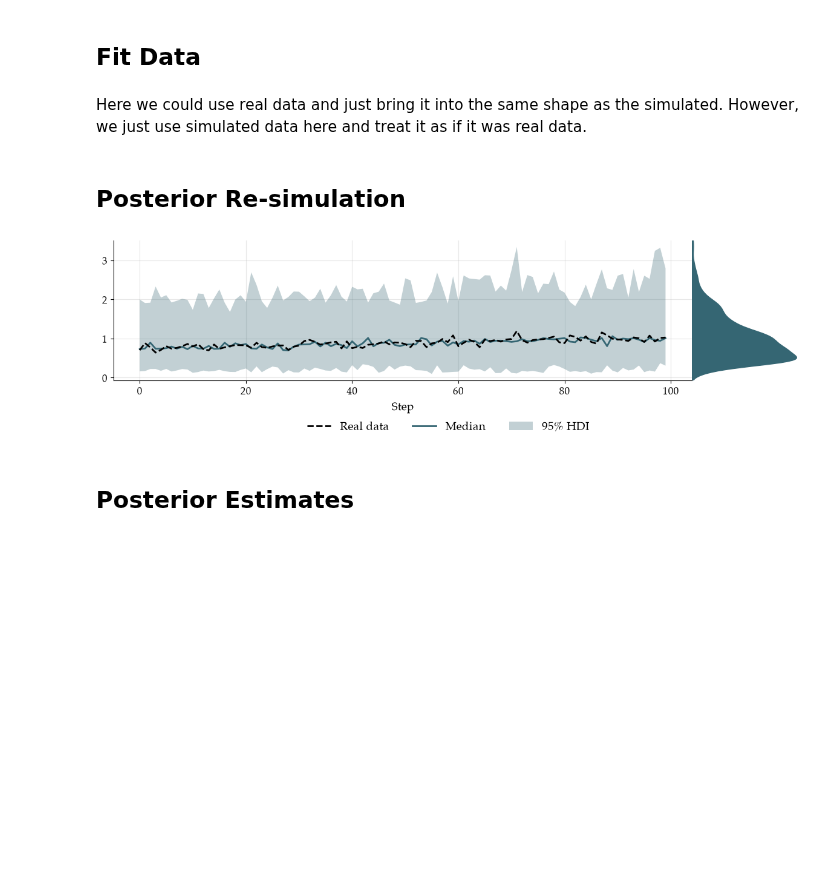
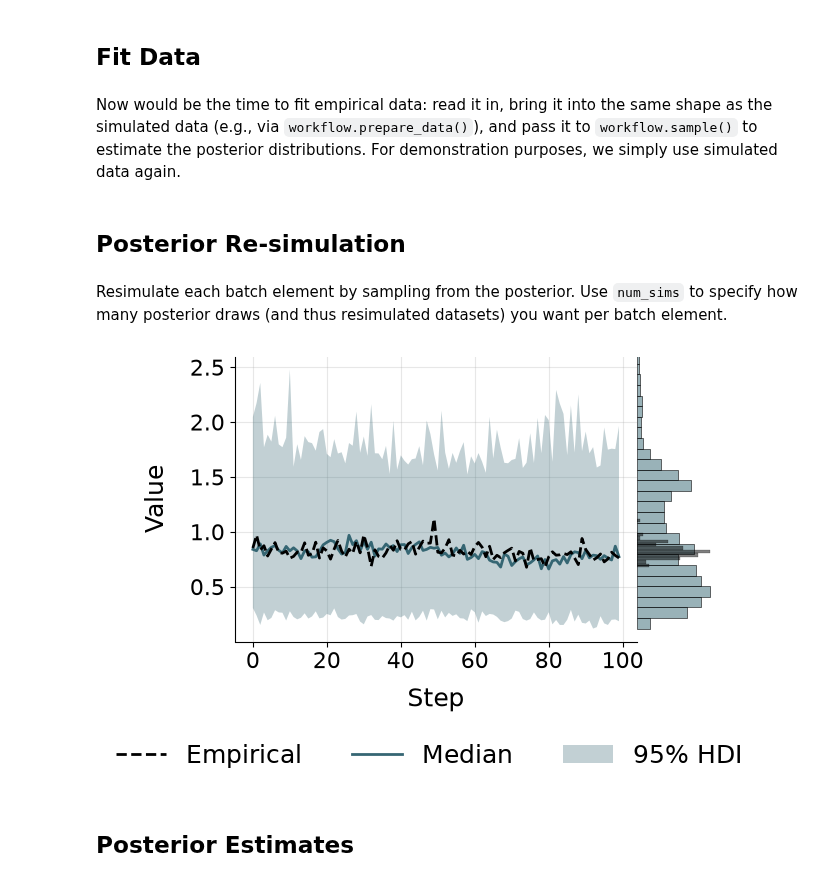
Before and after one commit to LuSchumacher/superstats, a Jupyter notebook: examples/minimal_workflow_demo.ipynb, the cells around one changed output. Saved outputs shown, nothing was run; the diff lists cells and outputs as text; code cells hidden in the pictures; blank space fills up the shorter version.

```diff
--- a/examples/minimal_workflow_demo.ipynb
+++ b/examples/minimal_workflow_demo.ipynb
@@ -113,9 +117,9 @@ fig = generative_model.plot_push_forward(
 ## Set up amortized Bayesian Workflow
 # %%
 workflow = sup.Workflow(
-    simulator=generative_model,
+    model=model,
     checkpoint_filepath="checkpoints/minimal_demo",
-    summary_network=sup.networks.RecurrentNet(),
+    embedding_network=sup.networks.RecurrentNet(),
     inference_network="coupling"
 )
 # %% [markdown]
@@ -131,10 +135,10 @@ Use offline training for fast iteration of the model develop and verification ci
 # %%
-train_data = generative_model.sample(
+train_data = model.sample(
     batch_size=20_000,
     num_steps=NUM_STEPS,
     tile_to_steps=True
 )
-val_data = generative_model.sample(
+val_data = model.sample(
     batch_size=100,
     num_steps=NUM_STEPS,
     tile_to_steps=True
@@ -208,11 +215,12 @@ fig_recovery, fig_calibration = workflow.verify_time_invariant(
 # %% [markdown]
 ## Fit Data
 # %% [markdown]
-Here we could use real data and just bring it into the same shape as the simulated. However, we just use simulated data here and treat it as if it was real data.
+Now would be the time to fit empirical data: read it in, bring it into the same shape as the simulated data (e.g., via `workflow.prepare_data()`), and pass it to `workflow.sample()` to estimate the posterior distributions.
+For demonstration purposes, we simply use simulated data again.
 # %%
 num_subject = 50
 
-data = workflow.simulator.sample(
+data = model.sample(
     batch_size=num_subject,
     num_steps=NUM_STEPS
 )
@@ -223,20 +231,22 @@ samples = workflow.sample(
 )
 # %% [markdown]
 ## Posterior Re-simulation
+# %% [markdown]
+Resimulate each batch element by sampling from the posterior. Use `num_sims` to specify how many posterior draws (and thus resimulated datasets) you want per batch element.
 # %%
-resim_data = workflow.resimulate_posterior(
+resim_data = workflow.resimulate(
     samples,
     num_sims=5
 )
 # %%
 fig = sup.diagnostics.plot_posterior_resimulation(
-    pred_data=resim_data,
-    real_data=data,
+    prediction=resim_data,
+    empirical=data,
     aggregation=np.median,
     aggregate_strategy="no_epistemic",
 )
 # %% [output]
-[figure, old version]
+[figure, new version]
 # %% [markdown]
 ## Posterior Estimates
 # %% [markdown]
```
Also changed, not shown: parts of 25 cells of this notebook, 1 other file.
